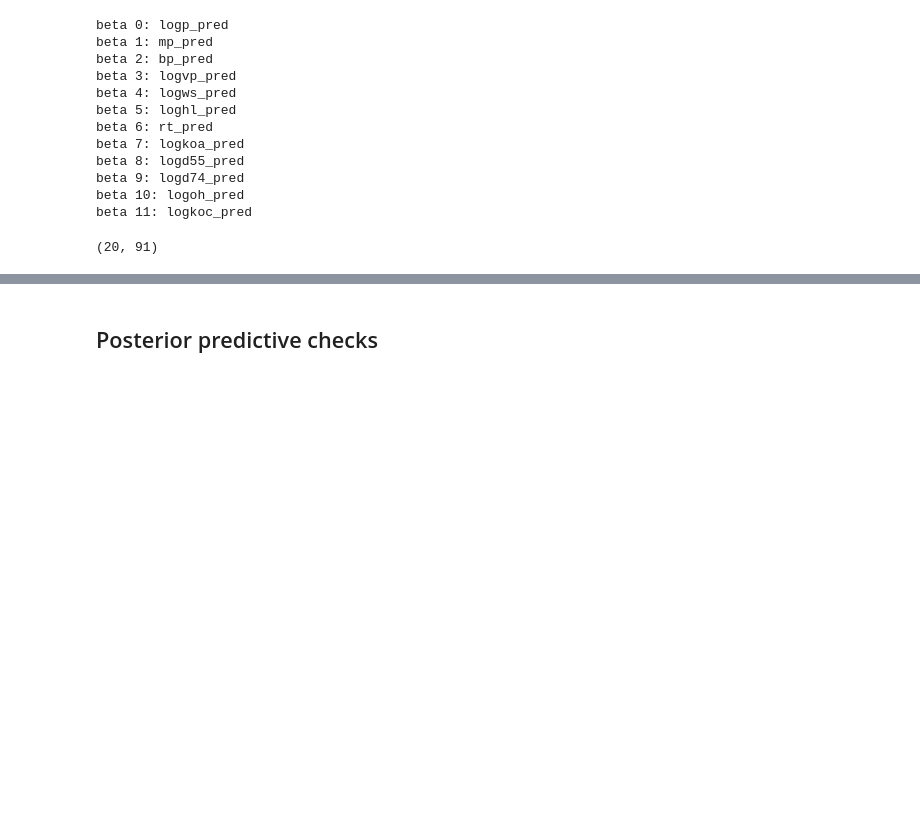
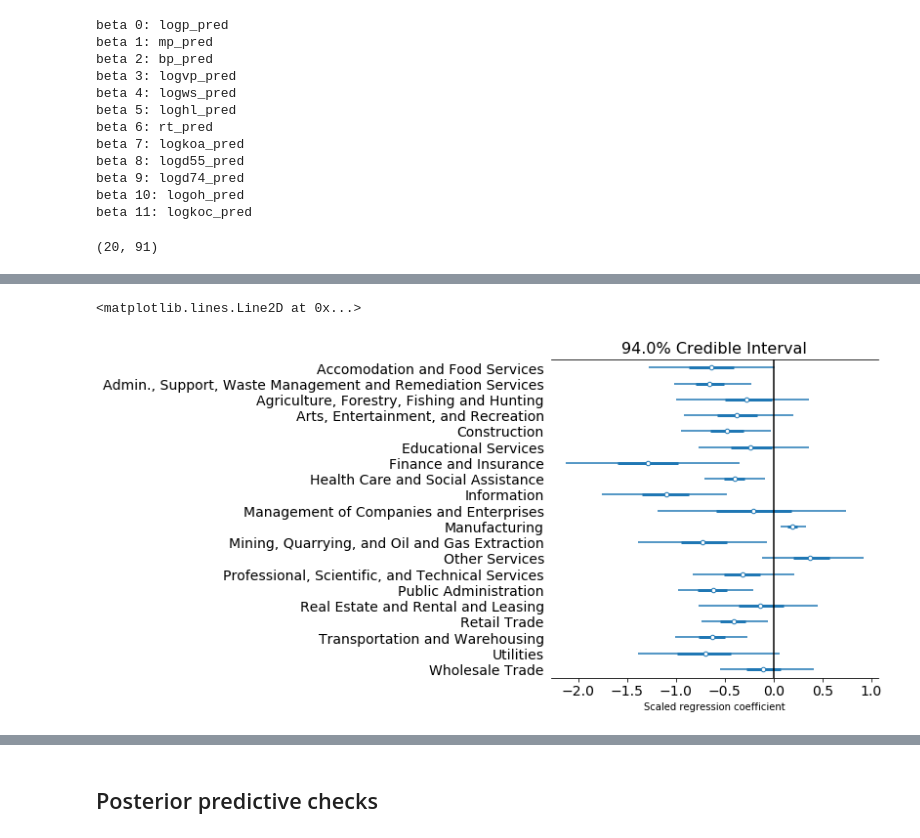
Before and after one commit to puruckertom/occupational_exposure, a Jupyter notebook: notebooks/work_in_progress/hierarchical_logistic_reg.ipynb, the cells around one changed output, grey strips where cells are left out. Saved outputs shown, nothing was run; the diff lists cells and outputs as text; code cells hidden in the pictures; blank space fills up the shorter version.

```diff
--- a/notebooks/work_in_progress/hierarchical_logistic_reg.ipynb
+++ b/notebooks/work_in_progress/hierarchical_logistic_reg.ipynb
@@ -242 +233,10 @@ plt.axvline(x=0)
+# %%
+sector_index.loc[1,'sector_name'] = "Admin., Support, Waste Management and Remediation Services"  # make sector label shorter
+fig, axes = forestplot(fit.sample(1000), var_names=['sector_int_mu'])
+fig.axes[0].set_yticklabels(sector_index['sector_name'][::-1])
+fig.axes[0].set_xlabel("Scaled regression coefficient")
+plt.axvline(x=0, color='black')
+# %% [output]
+<matplotlib.lines.Line2D at 0x...>
+[figure, added]
 # %%
```
Also changed, not shown: parts of 48 cells of this notebook.
